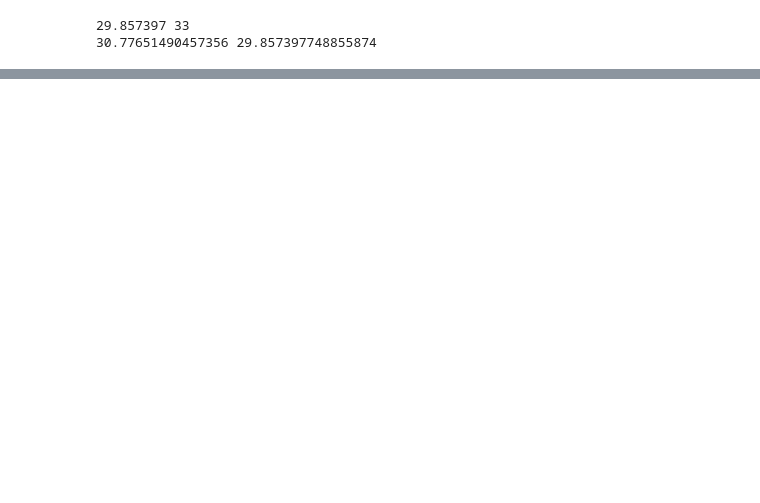
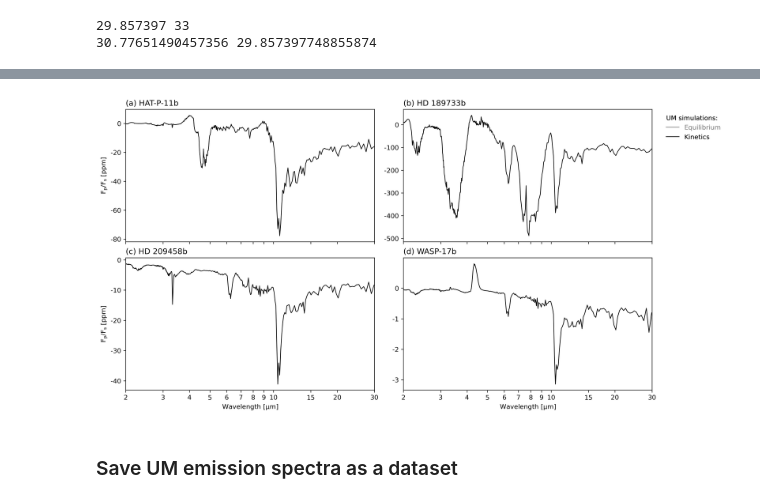
Before and after one commit to mzamyatina/signatures_of_wind_driven_chemistry_on_hot_jupiters, a Jupyter notebook: calc_emission_spectrum.ipynb, the cells around one changed output, grey strips where cells are left out. Cells and saved outputs as stored; diff of their text form; code cells hidden in the pictures; blank space fills up the shorter version.

Commit message:
save to dataset

```diff
--- a/calc_emission_spectrum.ipynb
+++ b/calc_emission_spectrum.ipynb
@@ -579,0 +597,62 @@ figname = f"emission_spectra_w_obs_selection_grillmair2008.png"
+# %%
+# Plot observed and UM emission spectra
+fig, axes = plt.subplots(nrows=2, ncols=2, figsize=(12, 6.75), constrained_layout=True, sharex=True)
+iletters = subplot_label_generator()
+for planet, ax in zip(PLANETS.keys(), axes.flatten()):
+    ax.set_title(f'({next(iletters)}) {PLANETS[planet]["tex"]}', loc="left")
+
+    # Add UM emission spectra as an average between spectra at two phase angles, before and after the secondary eclipse
+    plt_band_ctrs = vrbls[planet][exp]["spectral_band_centers"][band_ctr0_idx:]
+    plt_fp_over_fs_equ = (
+        vrbls[planet]["equilibrium"]["fp_over_fs"][band_ctr0_idx:, 0]
+        + vrbls[planet]["equilibrium"]["fp_over_fs"][band_ctr0_idx:, 2]
+    ) / 2
+    plt_fp_over_fs_kin = (
+        vrbls[planet]["kinetics"]["fp_over_fs"][band_ctr0_idx:, 0]
+        + vrbls[planet]["kinetics"]["fp_over_fs"][band_ctr0_idx:, 2]
+    ) / 2
+    plt_fp_over_fs_diff = plt_fp_over_fs_kin - plt_fp_over_fs_equ
+    ax.plot(
+        plt_band_ctrs * 1e6,
+        plt_fp_over_fs_diff.data.squeeze(),
+        color="k",
+        linestyle="solid",
+        linewidth=1,
+    )
+    ax.set_xscale("log")
+    ax.set_xlim(2, 30)
+    if ax.get_subplotspec().is_last_row():
+        ax.set_xlabel("Wavelength [$\mu$m]")
+    if ax.get_subplotspec().is_first_col():
+        ax.set_ylabel("$F_p/F_s$ [ppm]")
+    ax.set_xticks(xticks)
+    ax.set_xticklabels(xticks)  # comment out when using widgets
+    # Convert y axis labels to ppm
+    ax.yaxis.set_major_locator(ticker.FixedLocator(ax.get_yticks()))
+    ax.yaxis.set_major_formatter(ticker.FixedFormatter([f"{i:.0f}" for i in ax.get_yticks() * 1e6]))
+
+# Add UM experiments legend
+leg_exp_styles = {
+    "equilibrium".capitalize(): {"linestyle": "solid", "linewidth": 1, "color": "grey"},
+    "kinetics".capitalize(): {"linestyle": "solid", "linewidth": 1, "color": "k"},
+}
+leg_exp_kw = {
+    "title": "UM simulations:",
+    "frameon": False,
+    "loc": "upper right",
+    "bbox_to_anchor": (1.3, 1),
+}
+lines_exp = [Line2D([0], [0], **style) for style in leg_exp_styles.values()]
+leg_exp = axes[0, 1].legend(lines_exp, leg_exp_styles.keys(), **leg_exp_kw)
+if axes[0, 1].legend_ is not None:
+    axes[0, 1].add_artist(leg_exp)
+for line, text in zip(leg_exp.get_lines(), leg_exp.get_texts()):
+    text.set_color(line.get_color())
+leg_exp._legend_box.align = "left"
+
+figname = f"emission_spectra_diff.png"
+fig.savefig(path_to_results / "synthetic_observations" / "emission_spectrum"/ figname)
+# %% [output]
+[figure, added]
+# %% [markdown]
+### Save UM emission spectra as a dataset
```
Also changed, not shown: parts of 17 cells of this notebook.
